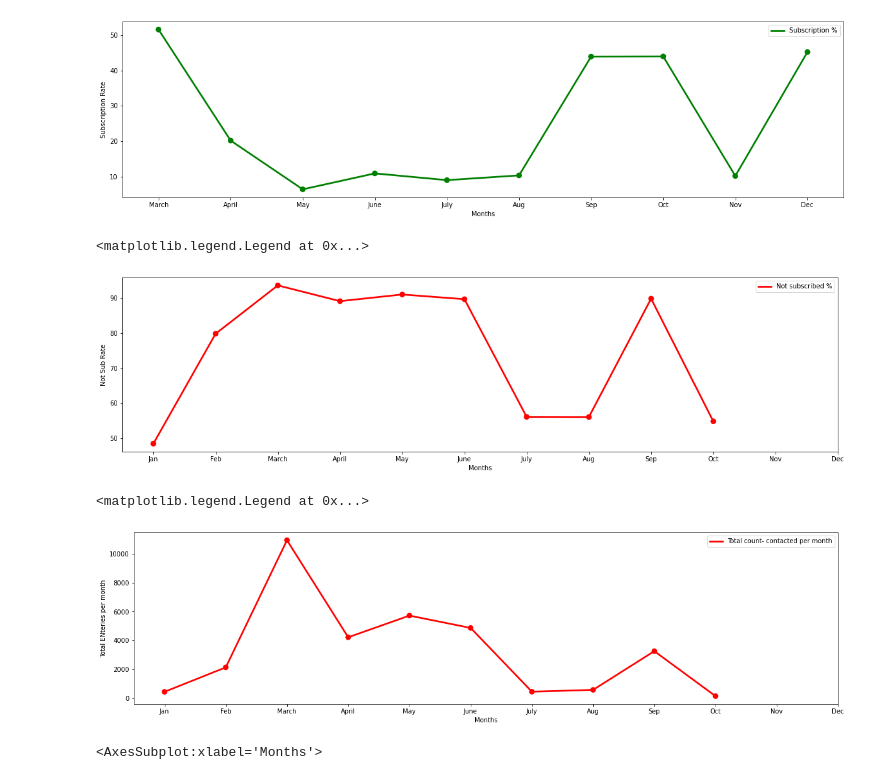
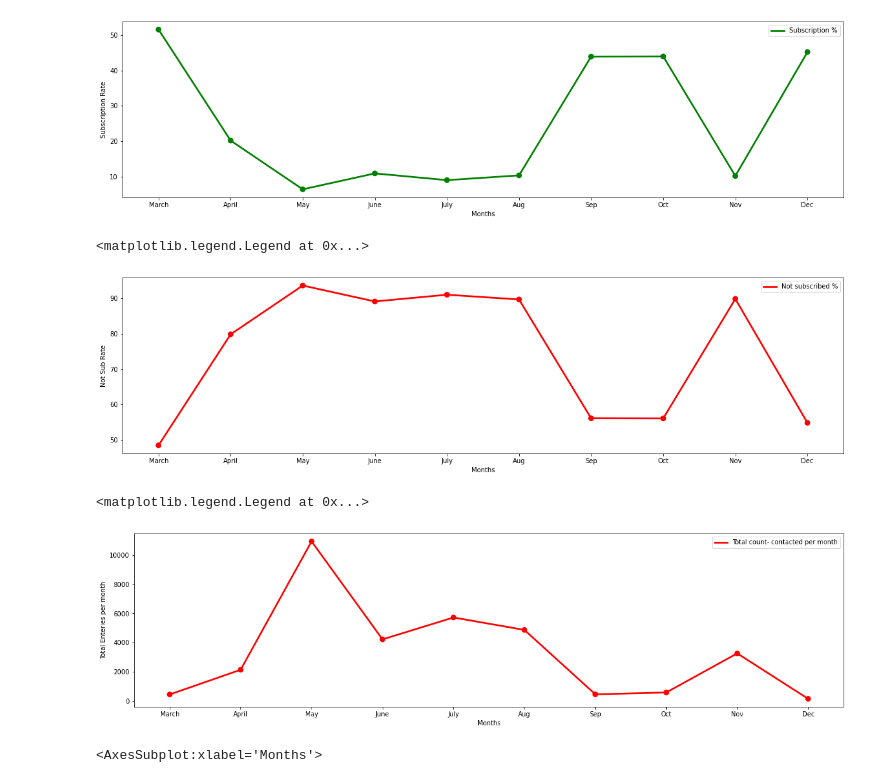
Before and after one commit to prajwal2495/Banking_marketing_campaigns, a Jupyter notebook: Banking_Campaigns.ipynb, the cells around one changed output. Cells and saved outputs as stored; diff of their text form; code cells hidden in the pictures.

Commit message:
tweaks in the line graphs and swarmplot has been implemented

```diff
--- a/Banking_Campaigns.ipynb
+++ b/Banking_Campaigns.ipynb
@@ -734,11 +757,11 @@ print(no)
 # %%
 month_wise=pd.DataFrame()
 month_wise['Months']=months
-month_wise['Total ENteries per month']=total_count_per_month
+month_wise['Total Enteries per month']=total_count_per_month
 month_wise['Count of Subscribed']=yes
 month_wise['Count of Not Sub']=no
-month_wise['Subscription Rate']=(month_wise['Count of Subscribed']/month_wise['Total ENteries per month'])*100
-month_wise['Not Sub Rate']=(month_wise['Count of Not Sub']/month_wise['Total ENteries per month'])*100
+month_wise['Subscription Rate']=(month_wise['Count of Subscribed']/month_wise['Total Enteries per month'])*100
+month_wise['Not Sub Rate']=(month_wise['Count of Not Sub']/month_wise['Total Enteries per month'])*100
 # %%
 month_wise=month_wise.sort_values("Subscription Rate",ascending=False)
 month_wise
@@ -766,24 +789,24 @@ plt.legend(['Subscription %'])
 [figure]
 # %%
 plt.figure(figsize=(20,5))
-labels=['Jan','Feb','March','April','May','June','July','Aug','Sep','Oct','Nov','Dec']
-position=np.arange(0,12,1)
+labels=['March','April','May','June','July','Aug','Sep','Oct','Nov','Dec']
+position=np.arange(0,10,1)
 sns.pointplot(month_wise['Months'],month_wise['Not Sub Rate'],color='r')
 plt.xticks(position,labels)
 plt.legend(['Not subscribed %'])
 # %% [output]
 <matplotlib.legend.Legend at 0x...>
-[figure, old version]
+[figure, new version]
 # %%
 plt.figure(figsize=(20,5))
-labels=['Jan','Feb','March','April','May','June','July','Aug','Sep','Oct','Nov','Dec']
-position=np.arange(0,12,1)
-sns.pointplot(month_wise['Months'],month_wise['Total ENteries per month'],color='r')
+labels=['March','April','May','June','July','Aug','Sep','Oct','Nov','Dec']
+position=np.arange(0,10,1)
+sns.pointplot(month_wise['Months'],month_wise['Total Enteries per month'],color='r')
 plt.xticks(position,labels)
 plt.legend(['Total count- contacted per month'])
 # %% [output]
 <matplotlib.legend.Legend at 0x...>
-[figure, old version]
+[figure, new version]
 # %%
 month_final=month_wise[['Months','Subscription Rate','Not Sub Rate']]
 month_final=month_final.set_index('Months')
```
Also changed, not shown: parts of 4 cells of this notebook.
